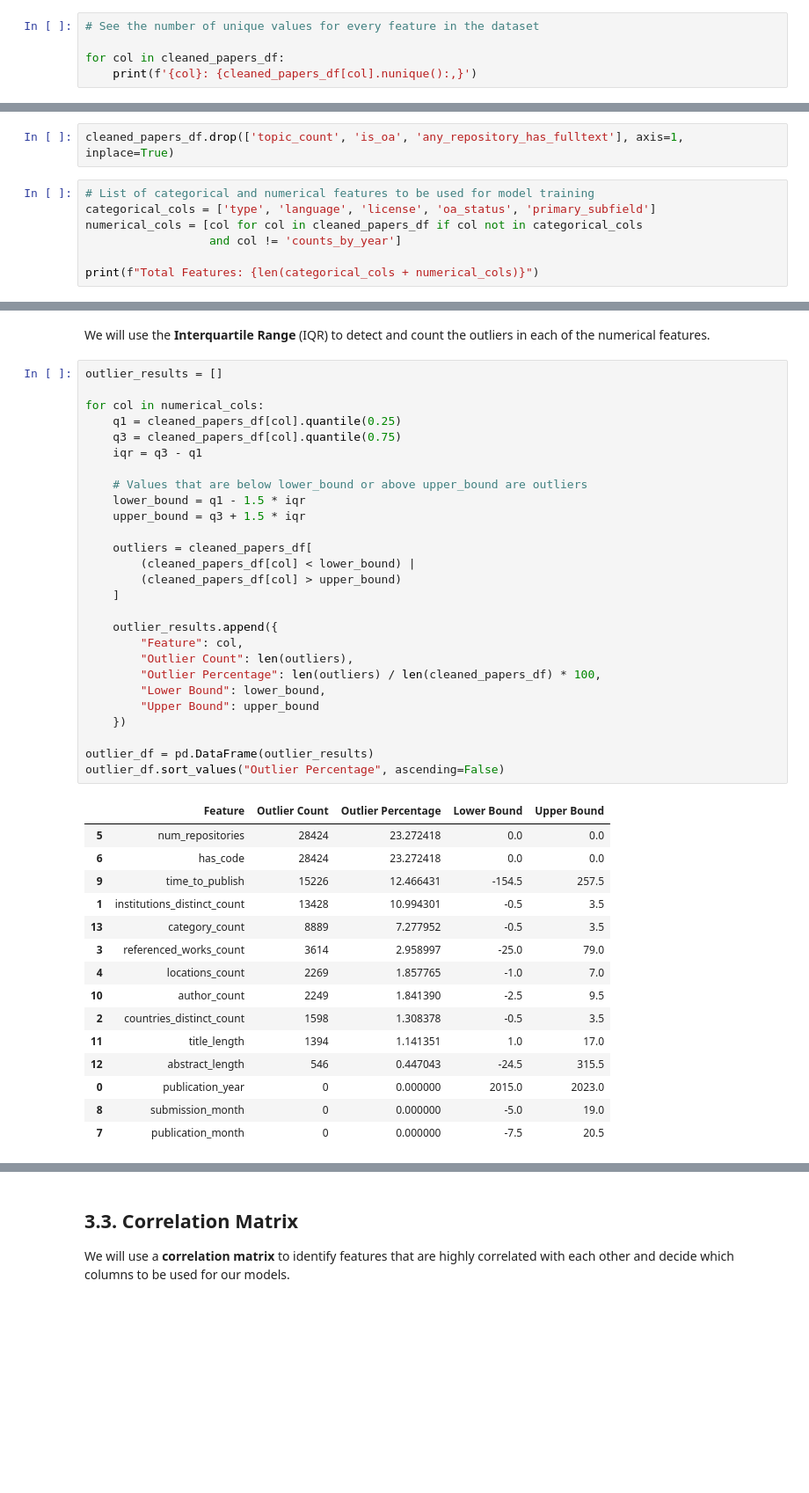
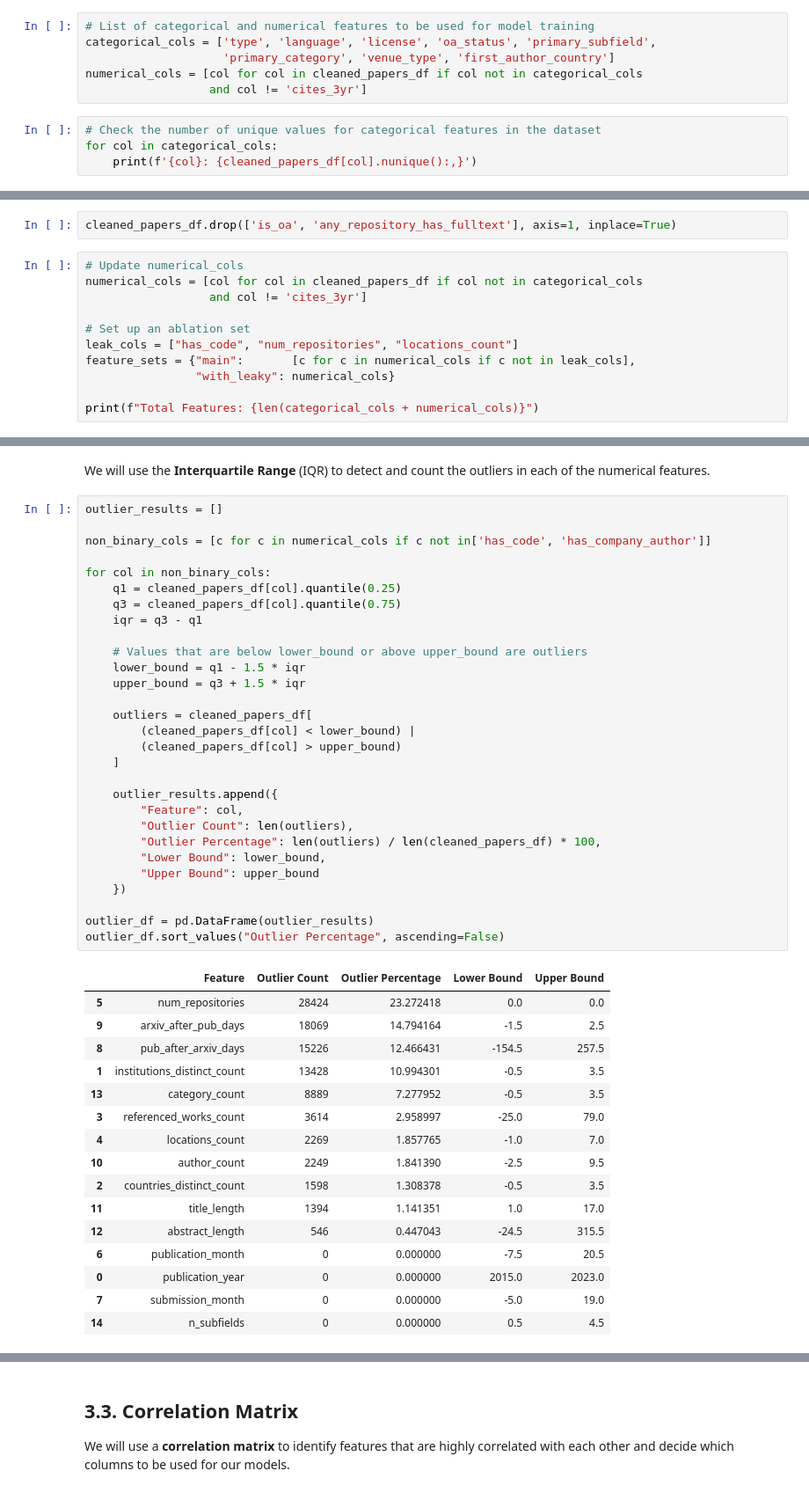
Before and after one commit to SKJ39/Predicting-Citation-Impact, a Jupyter notebook: project_5450.ipynb, the cells around one changed output, grey strips where cells are left out. Shown at 88% size. Cells and saved outputs as stored; diff of their text form; blank space fills up the shorter version.

```diff
--- a/project_5450.ipynb
+++ b/project_5450.ipynb
@@ -396,8 +450,13 @@ cleaned_papers_df['time_to_publish'] = cleaned_papers_df['time_to_publish'].fill
 # %% [markdown]
 Check the cardinality of all features.
+# %%
+# List of categorical and numerical features to be used for model training
+categorical_cols = ['type', 'language', 'license', 'oa_status', 'primary_subfield',
+                    'primary_category', 'venue_type', 'first_author_country']
+numerical_cols = [col for col in cleaned_papers_df if col not in categorical_cols
+                  and col != 'cites_3yr']
 # %%
-# See the number of unique values for every feature in the dataset
-
-for col in cleaned_papers_df:
+# Check the number of unique values for categorical features in the dataset
+for col in categorical_cols:
     print(f'{col}: {cleaned_papers_df[col].nunique():,}')
 # %% [output]
@@ -423,10 +503,14 @@ Since the categorical columns are of low-cardinality, we can freely use one-hot
 # %%
-cleaned_papers_df.drop(['topic_count', 'is_oa', 'any_repository_has_fulltext'], axis=1, inplace=True)
+cleaned_papers_df.drop(['is_oa', 'any_repository_has_fulltext'], axis=1, inplace=True)
 # %%
-# List of categorical and numerical features to be used for model training
-categorical_cols = ['type', 'language', 'license', 'oa_status', 'primary_subfield']
+# Update numerical_cols
 numerical_cols = [col for col in cleaned_papers_df if col not in categorical_cols
-                  and col != 'counts_by_year']
+                  and col != 'cites_3yr']
+
+# Set up an ablation set
+leak_cols = ["has_code", "num_repositories", "locations_count"]
+feature_sets = {"main":       [c for c in numerical_cols if c not in leak_cols],
+                "with_leaky": numerical_cols}
 
 print(f"Total Features: {len(categorical_cols + numerical_cols)}")
 # %% [output]
@@ -536,35 +600,37 @@ We will use the **Interquartile Range** (IQR) to detect and count the outliers i
 # %%
 outlier_results = []
 
-for col in numerical_cols:
+non_binary_cols = [c for c in numerical_cols if c not in['has_code', 'has_company_author']]
+
+for col in non_binary_cols:
     q1 = cleaned_papers_df[col].quantile(0.25)
     q3 = cleaned_papers_df[col].quantile(0.75)
     iqr = q3 - q1
 
     # Values that are below lower_bound or above upper_bound are outliers
     lower_bound = q1 - 1.5 * iqr
     upper_bound = q3 + 1.5 * iqr
 
     outliers = cleaned_papers_df[
         (cleaned_papers_df[col] < lower_bound) |
         (cleaned_papers_df[col] > upper_bound)
     ]
 
     outlier_results.append({
         "Feature": col,
         "Outlier Count": len(outliers),
         "Outlier Percentage": len(outliers) / len(cleaned_papers_df) * 100,
         "Lower Bound": lower_bound,
         "Upper Bound": upper_bound
     })
 
 outlier_df = pd.DataFrame(outlier_results)
 outlier_df.sort_values("Outlier Percentage", ascending=False)
 # %% [output]
 |  | Feature | Outlier Count | Outlier Percentage | Lower Bound | Upper Bound |
 | 5 | num_repositories | 28424 | 23.272418 | 0.0 | 0.0 |
-| 6 | has_code | 28424 | 23.272418 | 0.0 | 0.0 |
-| 9 | time_to_publish | 15226 | 12.466431 | -154.5 | 257.5 |
+| 9 | arxiv_after_pub_days | 18069 | 14.794164 | -1.5 | 2.5 |
+| 8 | pub_after_arxiv_days | 15226 | 12.466431 | -154.5 | 257.5 |
 | 1 | institutions_distinct_count | 13428 | 10.994301 | -0.5 | 3.5 |
 | 13 | category_count | 8889 | 7.277952 | -0.5 | 3.5 |
 | 3 | referenced_works_count | 3614 | 2.958997 | -25.0 | 79.0 |
@@ -573,6 +639,7 @@ outlier_df.sort_values("Outlier Percentage", ascending=False)
 | 2 | countries_distinct_count | 1598 | 1.308378 | -0.5 | 3.5 |
 | 11 | title_length | 1394 | 1.141351 | 1.0 | 17.0 |
 | 12 | abstract_length | 546 | 0.447043 | -24.5 | 315.5 |
+| 6 | publication_month | 0 | 0.000000 | -7.5 | 20.5 |
 | 0 | publication_year | 0 | 0.000000 | 2015.0 | 2023.0 |
-| 8 | submission_month | 0 | 0.000000 | -5.0 | 19.0 |
-| 7 | publication_month | 0 | 0.000000 | -7.5 | 20.5 |
+| 7 | submission_month | 0 | 0.000000 | -5.0 | 19.0 |
+| 14 | n_subfields | 0 | 0.000000 | 0.5 | 4.5 |
```
Also changed, not shown: parts of 63 cells of this notebook.
